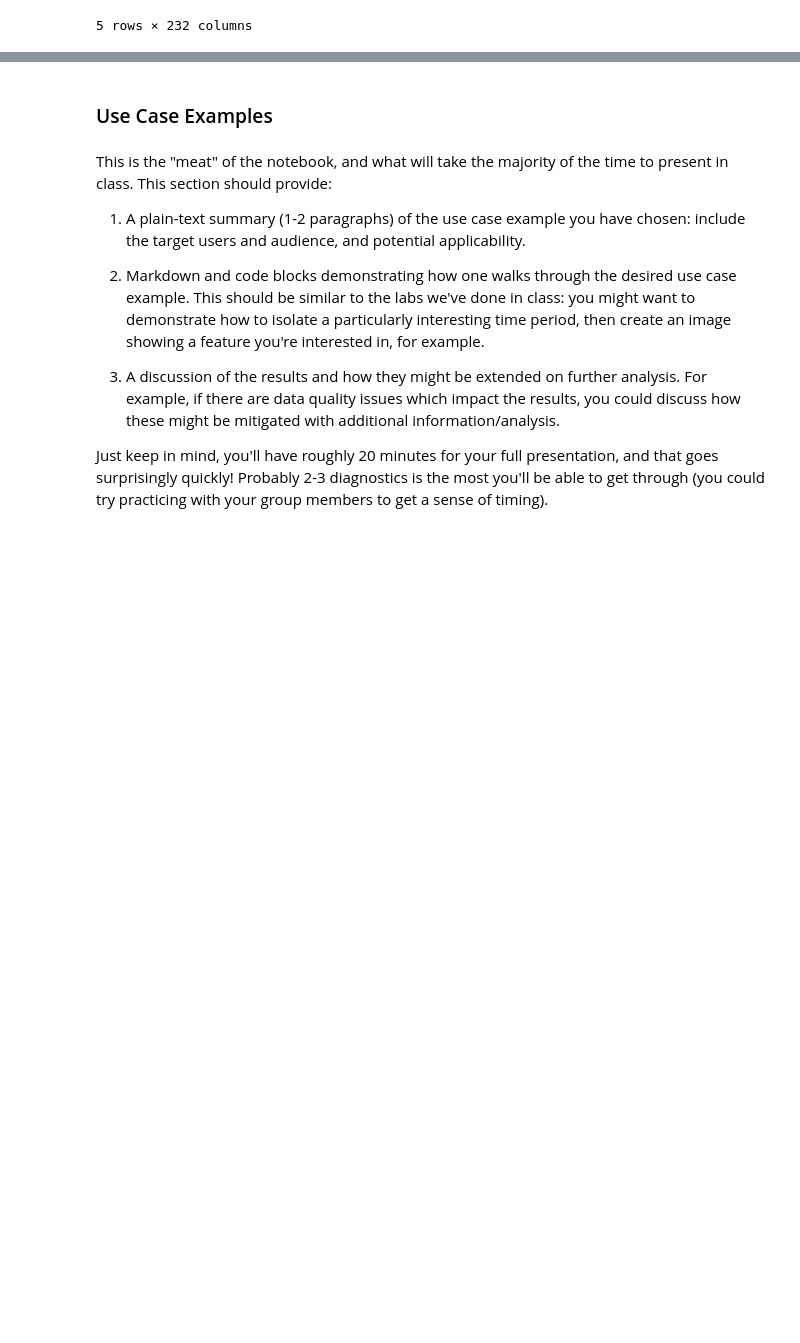
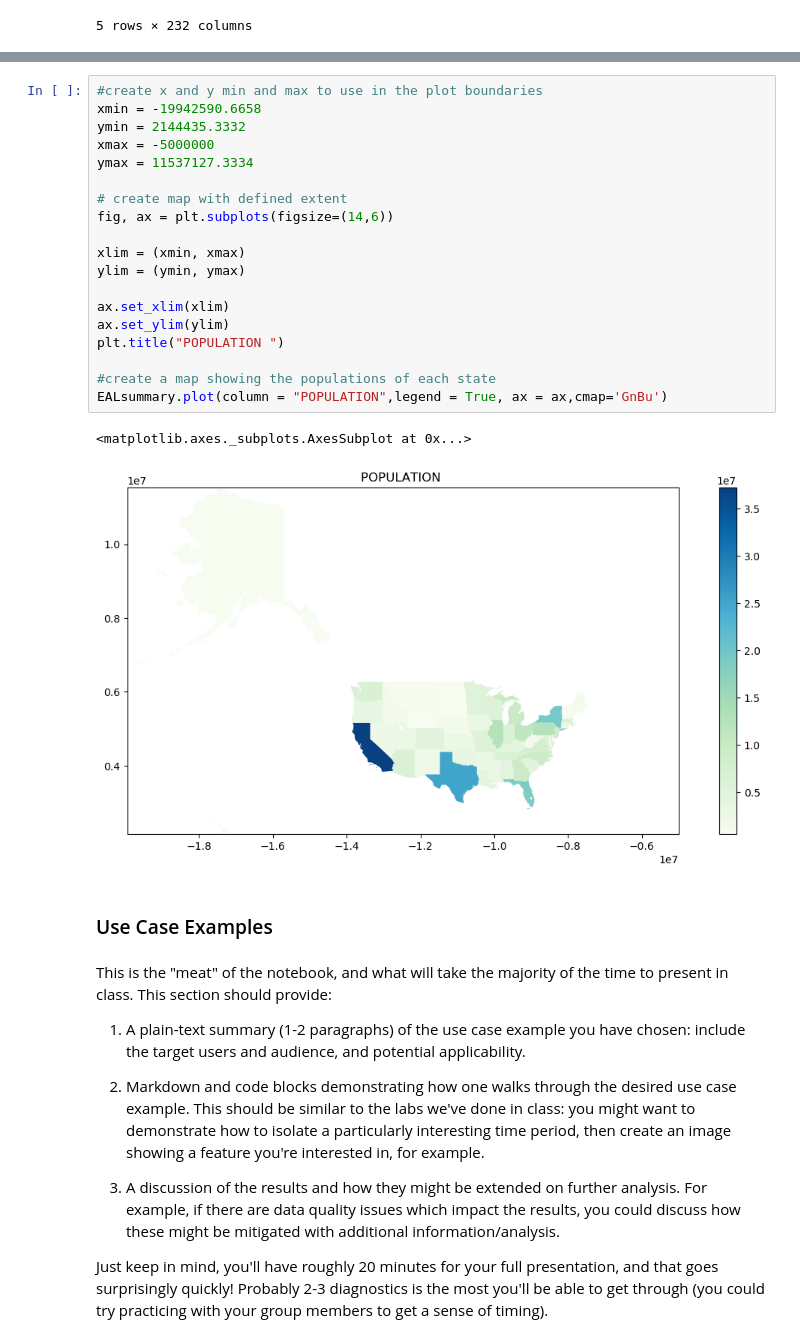
Before and after one commit to EDS220-Fall2022-org/homework-2-team-2, a Jupyter notebook: finalproject_template.ipynb, the cells around one changed output, grey strips where cells are left out. Drawn from its saved outputs; the diff is of its cells as text; blank space fills up the shorter version.

```diff
--- a/finalproject_template.ipynb
+++ b/finalproject_template.ipynb
@@ -117,3 +133,25 @@ df.head()
+# %%
+#create x and y min and max to use in the plot boundaries
+xmin = -19942590.6658
+ymin = 2144435.3332
+xmax = -5000000
+ymax = 11537127.3334
+
+# create map with defined extent
+fig, ax = plt.subplots(figsize=(14,6))
+
+xlim = (xmin, xmax)
+ylim = (ymin, ymax)
+
+ax.set_xlim(xlim)
+ax.set_ylim(ylim)
+plt.title("POPULATION ")
+
+#create a map showing the populations of each state
+EALsummary.plot(column = "POPULATION",legend = True, ax = ax,cmap='GnBu')
+# %% [output]
+<matplotlib.axes._subplots.AxesSubplot at 0x...>
+[figure, added]
 # %% [markdown]
 <a id='usecases'></a>
 ### Use Case Examples
```
Also changed, not shown: parts of 6 cells of this notebook.
